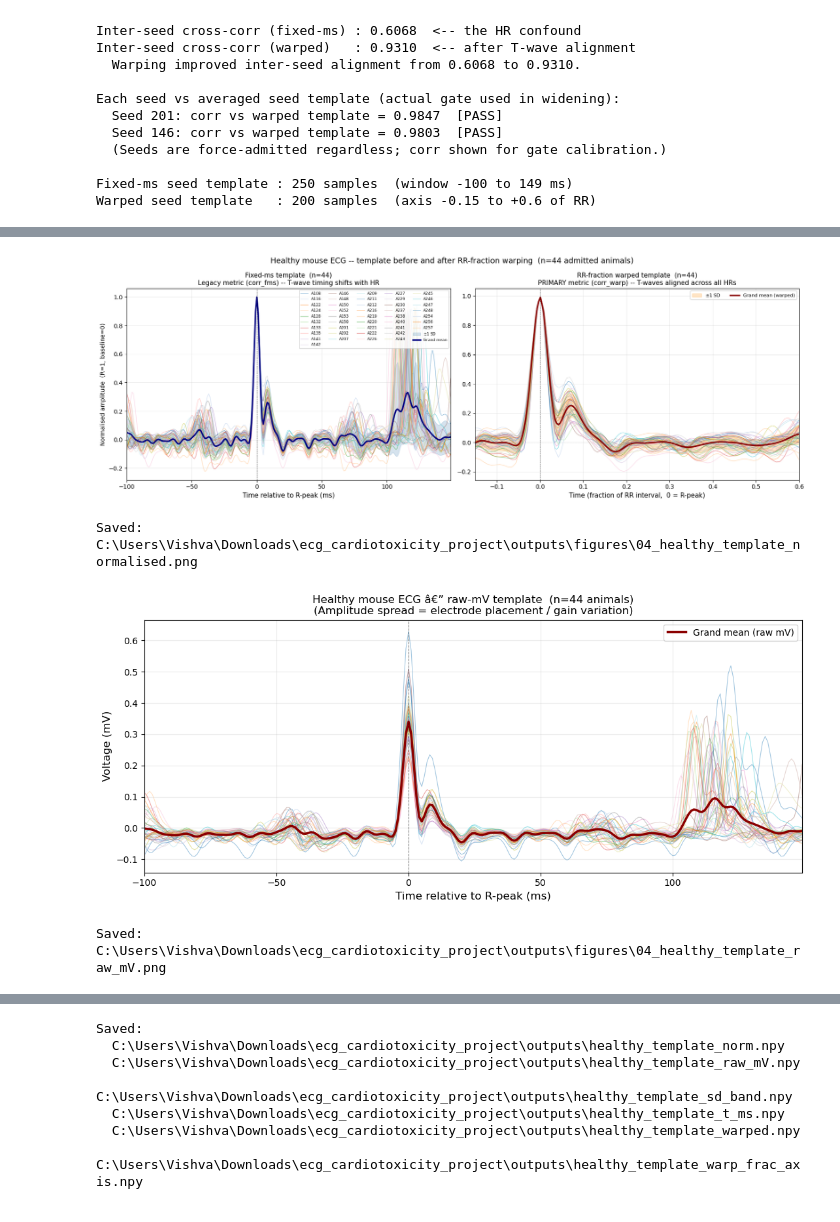
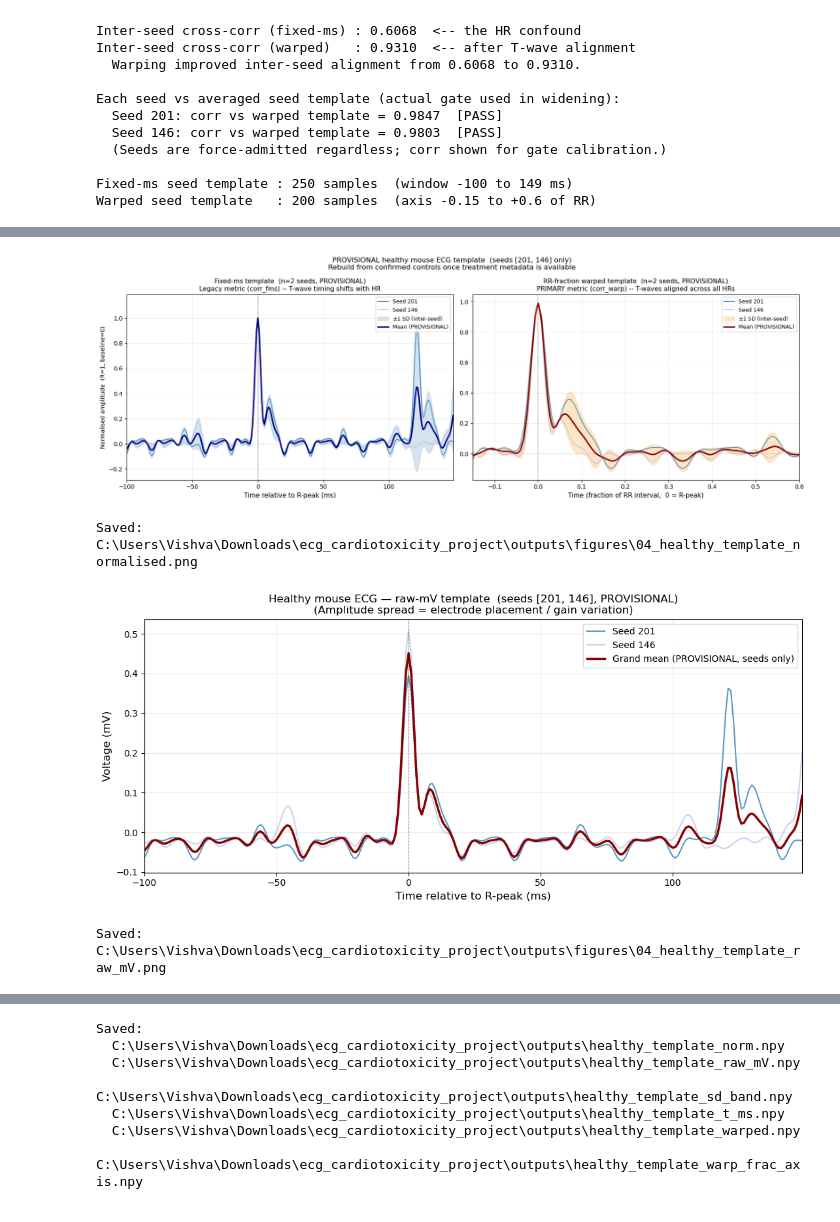
Before and after one commit to Vishva-23/ecg-cardiotoxicity-thesis, a Jupyter notebook: notebooks/04_healthy_template.ipynb, the cells around one changed output, grey strips where cells are left out. Cells and saved outputs as stored; diff of their text form; code cells hidden in the pictures.

```diff
--- a/notebooks/04_healthy_template.ipynb
+++ b/notebooks/04_healthy_template.ipynb
@@ -686,75 +761,78 @@ Template built from 44 admitted animals
 # %%
 # --- Figure 1: Fixed-ms vs RR-fraction warped templates side by side --------
-# Left panel: fixed-ms (legacy metric) -- shows T-wave timing shifts by HR
-# Right panel: warped (primary metric) -- T-waves aligned regardless of HR
+# Left  panel: fixed-ms (legacy) -- shows T-wave position shifts by HR
+# Right panel: warped (primary) -- T-waves aligned regardless of HR
+# Template is PROVISIONAL (seeds only); n reflects the 2-seed core.
 cmap = plt.cm.tab20
 fig, axes = plt.subplots(1, 2, figsize=(17, 6))
 
 # Left: fixed-ms normalised template
 ax = axes[0]
 for i, (aid, nb) in enumerate(zip(admitted_ids, admitted_norm_beats)):
-    ax.plot(t_ms_ref, nb, color=cmap(i % 20), lw=0.9, alpha=0.50, label=f'A{aid}')
+    ax.plot(t_ms_ref, nb, color=cmap(i % 20), lw=1.5, alpha=0.75, label=f'Seed {aid}')
 ax.fill_between(t_ms_ref, template_norm - sd_band, template_norm + sd_band,
-                alpha=0.22, color='steelblue', label=r'$\pm$1 SD')
-ax.plot(t_ms_ref, template_norm, color='navy', lw=2.5, label='Grand mean')
+                alpha=0.22, color='steelblue', label=r'$\pm$1 SD (inter-seed)')
+ax.plot(t_ms_ref, template_norm, color='navy', lw=2.5, label='Mean (PROVISIONAL)')
 ax.axvline(0, color='k', lw=0.7, linestyle='--', alpha=0.5)
 ax.axhline(0, color='gray', lw=0.4, linestyle=':', alpha=0.5)
 ax.set_xlabel('Time relative to R-peak (ms)', fontsize=11)
 ax.set_ylabel('Normalised amplitude  (R=1, baseline=0)', fontsize=10)
 ax.set_title(
-    f'Fixed-ms template  (n={len(admitted_ids)})\n'
+    f'Fixed-ms template  (n={len(admitted_ids)} seeds, PROVISIONAL)\n'
     'Legacy metric (corr_fms) -- T-wave timing shifts with HR',
     fontsize=11)
-ax.legend(loc='upper right', ncol=5, fontsize=6.5, framealpha=0.85)
+ax.legend(loc='upper right', fontsize=9, framealpha=0.85)
 ax.grid(alpha=0.25)
 ax.set_xlim(t_ms_ref[0], t_ms_ref[-1])
 
 # Right: RR-fraction warped template (PRIMARY)
 ax = axes[1]
 for i, (aid, wb) in enumerate(zip(admitted_ids, admitted_warp_beats)):
-    ax.plot(WARP_FRAC_AXIS, wb, color=cmap(i % 20), lw=0.9, alpha=0.50)
+    ax.plot(WARP_FRAC_AXIS, wb, color=cmap(i % 20), lw=1.5, alpha=0.75, label=f'Seed {aid}')
 ax.fill_between(WARP_FRAC_AXIS,
                 template_warped - sd_band_warped,
                 template_warped + sd_band_warped,
-                alpha=0.22, color='darkorange', label=r'$\pm$1 SD')
-ax.plot(WARP_FRAC_AXIS, template_warped, color='darkred', lw=2.5, label='Grand mean (warped)')
+                alpha=0.22, color='darkorange', label=r'$\pm$1 SD (inter-seed)')
+ax.plot(WARP_FRAC_AXIS, template_warped, color='darkred', lw=2.5,
+        label='Mean (PROVISIONAL)')
 ax.axvline(0, color='k', lw=0.7, linestyle='--', alpha=0.5)
 ax.axhline(0, color='gray', lw=0.4, linestyle=':', alpha=0.5)
 ax.set_xlabel('Time (fraction of RR interval,  0 = R-peak)', fontsize=11)
 ax.set_title(
-    f'RR-fraction warped template  (n={len(admitted_warp_beats)})\n'
+    f'RR-fraction warped template  (n={len(admitted_warp_beats)} seeds, PROVISIONAL)\n'
     'PRIMARY metric (corr_warp) -- T-waves aligned across all HRs',
     fontsize=11)
-ax.legend(loc='upper right', ncol=2, fontsize=8, framealpha=0.85)
+ax.legend(loc='upper right', fontsize=9, framealpha=0.85)
 ax.grid(alpha=0.25)
 ax.set_xlim(-WARP_PRE_FRAC, WARP_POST_FRAC)
 
 fig.suptitle(
-    f'Healthy mouse ECG -- template before and after RR-fraction warping  '
-    f'(n={len(admitted_ids)} admitted animals)',
-    fontsize=13)
+    f'PROVISIONAL healthy mouse ECG template  (seeds {admitted_ids} only)\n'
+    'Rebuild from confirmed controls once treatment metadata is available',
+    fontsize=12)
 fig.tight_layout()
 out1 = FIGURES_DIR / '04_healthy_template_normalised.png'
 fig.savefig(out1, dpi=150, bbox_inches='tight')
 plt.show()
 print(f'Saved: {out1}')
 # %% [output]
-[figure, old version]
+[figure, new version]
 Saved: C:\Users\Vishva\Downloads\ecg_cardiotoxicity_project\outputs\figures\04_healthy_template_normalised.png
 # %%
 # --- Figure 2: Raw-mV template -----------------------------------------------
 fig2, ax2 = plt.subplots(figsize=(11, 5))
 
 for i, (aid, rb) in enumerate(zip(admitted_ids, admitted_raw_beats)):
-    ax2.plot(t_ms_ref, rb, color=cmap(i % 20), lw=0.8, alpha=0.40)
+    ax2.plot(t_ms_ref, rb, color=cmap(i % 20), lw=1.5, alpha=0.75, label=f'Seed {aid}')
 
-ax2.plot(t_ms_ref, template_raw, color='darkred', lw=2.5, label='Grand mean (raw mV)')
+ax2.plot(t_ms_ref, template_raw, color='darkred', lw=2.5,
+         label='Grand mean (PROVISIONAL, seeds only)')
 ax2.axvline(0, color='k', lw=0.7, linestyle='--', alpha=0.5)
 
 ax2.set_xlabel('Time relative to R-peak (ms)', fontsize=12)
 ax2.set_ylabel('Voltage (mV)', fontsize=12)
 ax2.set_title(
-    f'Healthy mouse ECG â€” raw-mV template  (n={len(admitted_ids)} animals)\n'
+    f'Healthy mouse ECG — raw-mV template  (seeds {admitted_ids}, PROVISIONAL)\n'
     '(Amplitude spread = electrode placement / gain variation)',
     fontsize=12)
 ax2.legend(fontsize=10)
@@ -766,6 +844,6 @@ fig2.savefig(out2, dpi=150)
 plt.show()
 print(f'Saved: {out2}')
 # %% [output]
-[figure, old version]
+[figure, new version]
 Saved: C:\Users\Vishva\Downloads\ecg_cardiotoxicity_project\outputs\figures\04_healthy_template_raw_mV.png
 # %%
```
Also changed, not shown: parts of 11 cells of this notebook.
